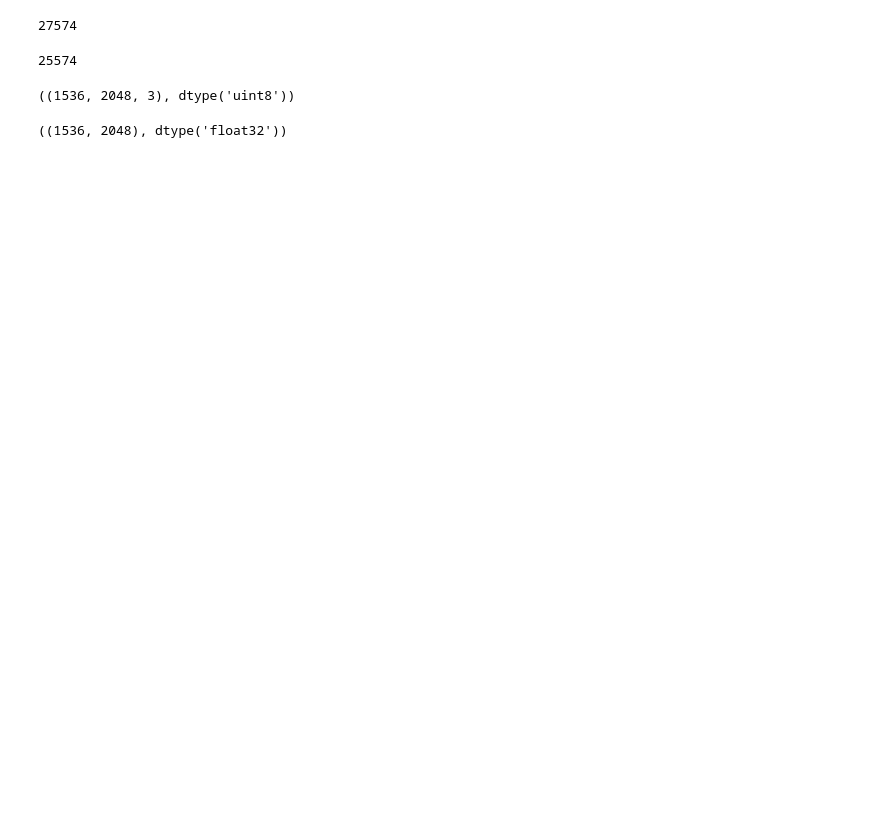
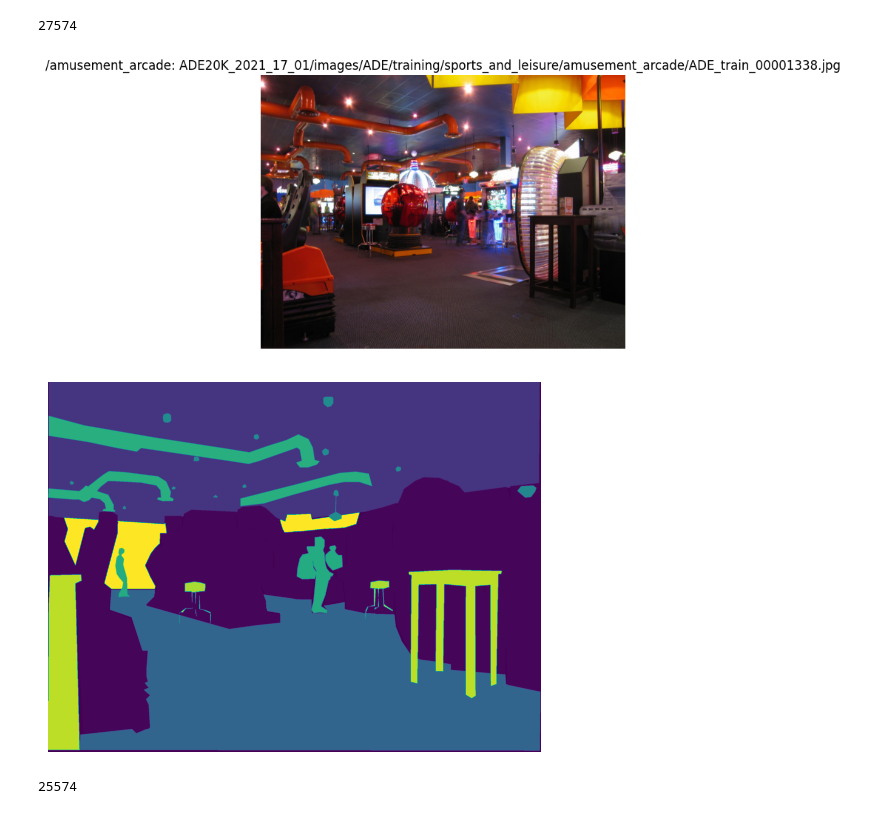
Before and after one commit to Rikharthu/bath_wall_segmentation_model, a Jupyter notebook: notebooks/data_exploration.ipynb, the cells around one changed output. Cells and saved outputs as stored; diff of their text form; code cells hidden in the pictures; blank space fills up the shorter version.

```diff
--- a/notebooks/data_exploration.ipynb
+++ b/notebooks/data_exploration.ipynb
@@ -7,3 +8,24 @@ from torch.utils.data import DataLoader
+# %%
+def display_sample_information(dataset, idx, show_mask=True):
+    image, mask = dataset[idx]
+    scene = dataset.index['scene'][idx]
+    folder = dataset.index['folder'][idx]
+    filename = dataset.index['filename'][idx]
+
+    if image.shape[0] == 3:
+        image = image.transpose((1, 2, 0))
+
+    plt.figure()
+    plt.imshow(image)
+    plt.axis('off')
+    plt.title(f'{scene}: {folder}/{filename}')
+
+    if show_mask:
+        if len(mask.shape) == 3:
+            mask = mask.squeeze(axis=0)
+        plt.figure()
+        plt.imshow(mask)
+        plt.axis('off')
 # %%
 DATA_ROOT = "../dataset/ADE20K_2021_17_01"
 # %%
@@ -11,6 +33,11 @@ all_dataset = ADE20KDataset(DATA_ROOT, mode='all')
 len(all_dataset)
 # %% [output]
 27574
+# %%
+display_sample_information(all_dataset, 1337)
+# %% [output]
+[figure, added]
+[figure, added]
 # %%
 train_dataset = ADE20KDataset(DATA_ROOT, mode='train')
 len(train_dataset)
@@ -21,4 +47,0 @@ image, mask = train_dataset[0]
-# %%
-image.shape, image.dtype
-# %% [output]
-((1536, 2048, 3), dtype('uint8'))
@@ -27,4 +47,0 @@ plt.imshow(image);
-# %%
-mask.shape, mask.dtype
-# %% [output]
-((1536, 2048), dtype('float32'))
```
Also changed, not shown: parts of 66 cells of this notebook, 4 other files.
